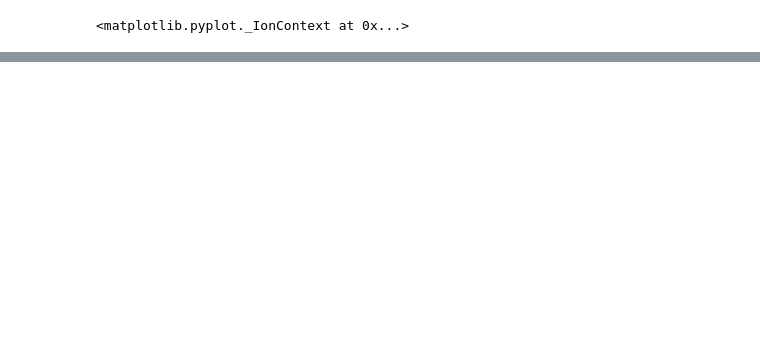
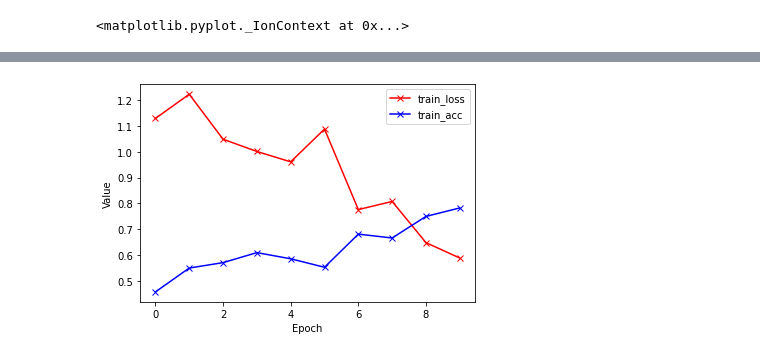
Before and after one commit to ChainYo/door_detector, a Jupyter notebook: finetuning.ipynb, the cells around one changed output, grey strips where cells are left out. Saved outputs shown, nothing was run; the diff lists cells and outputs as text; code cells hidden in the pictures; blank space fills up the shorter version.

```diff
--- a/finetuning.ipynb
+++ b/finetuning.ipynb
@@ -218,0 +220,14 @@ visualize_model(model_ft)
+# %%
+def plots(history, key):
+    loss = history[f"{key}_loss"]
+    acc = history[f"{key}_acc"]
+    plt.plot(loss, "-rx", label="loss")
+    plt.plot(acc, "-bx", label="acc")
+    plt.xlabel("Epoch")
+    plt.ylabel("Value")
+    plt.legend([f"{key}_loss", f"{key}_acc"])
+    plt.show()
+# %%
+plots(history, "train")
+# %% [output]
+[figure, added]
```
Also changed, not shown: parts of 8 cells of this notebook, 2 other files.
